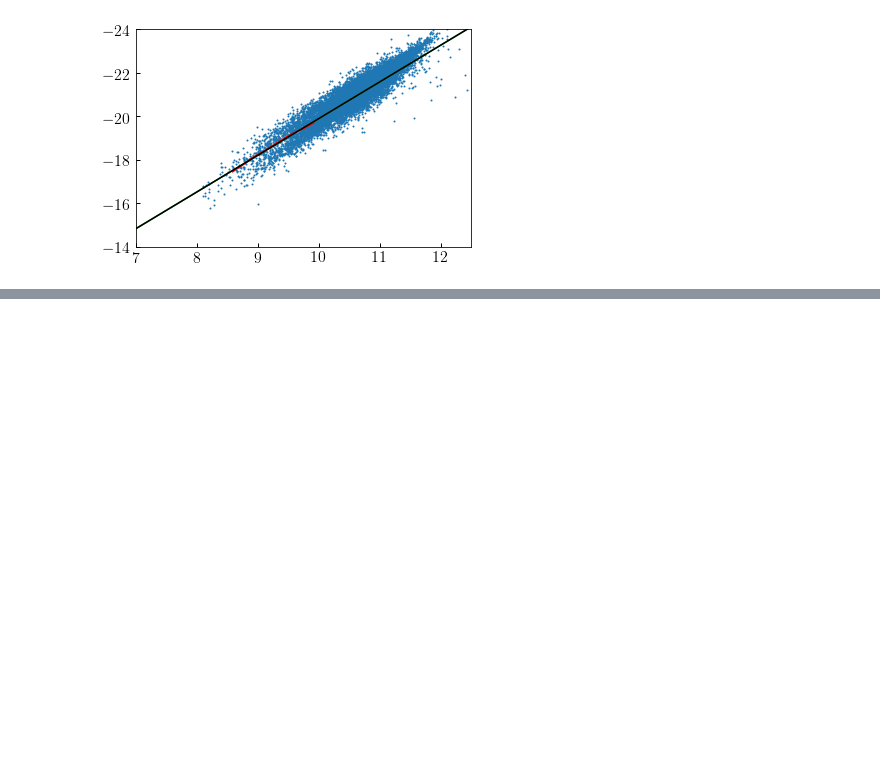
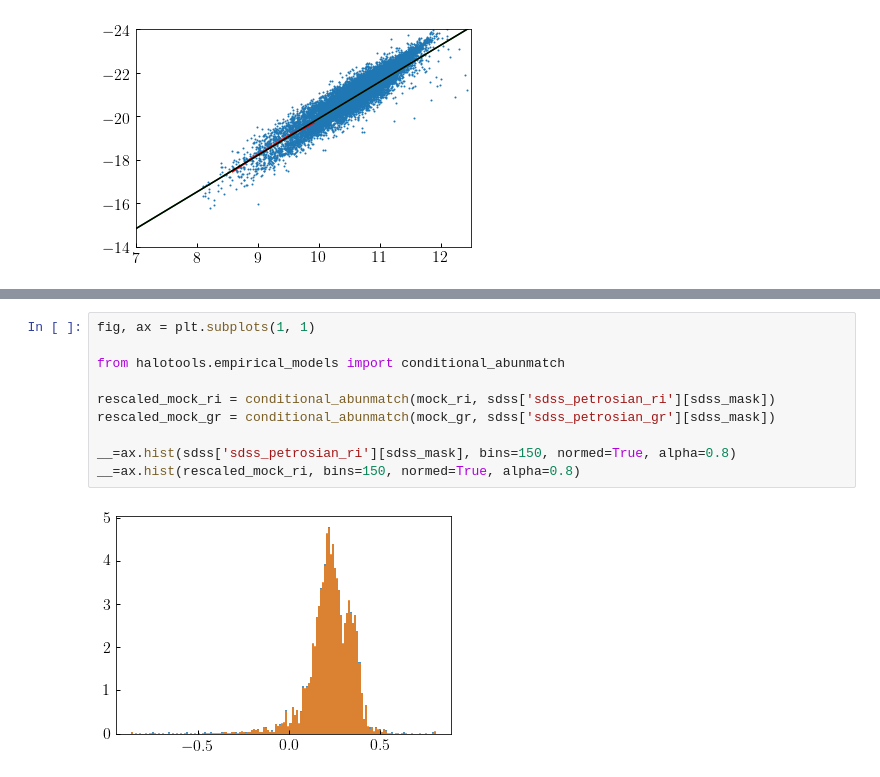
Before and after one commit to dkorytov/rescale_dc2, a Jupyter notebook: notebooks/make_fake_sdss_data.ipynb, the cells around one changed output, grey strips where cells are left out. Drawn from its saved outputs; the diff is of its cells as text; blank space fills up the shorter version.

```diff
--- a/notebooks/make_fake_sdss_data.ipynb
+++ b/notebooks/make_fake_sdss_data.ipynb
@@ -89,0 +156,12 @@ __=ax.scatter(sdss['sm'][::nskip], sdss['rmag'][::nskip], s=1)
+# %%
+fig, ax = plt.subplots(1, 1)
+
+from halotools.empirical_models import conditional_abunmatch
+
+rescaled_mock_ri = conditional_abunmatch(mock_ri, sdss['sdss_petrosian_ri'][sdss_mask])
+rescaled_mock_gr = conditional_abunmatch(mock_gr, sdss['sdss_petrosian_gr'][sdss_mask])
+
+__=ax.hist(sdss['sdss_petrosian_ri'][sdss_mask], bins=150, normed=True, alpha=0.8)
+__=ax.hist(rescaled_mock_ri, bins=150, normed=True, alpha=0.8)
+# %% [output]
+[figure, added]
```
Also changed, not shown: parts of 8 cells of this notebook.
